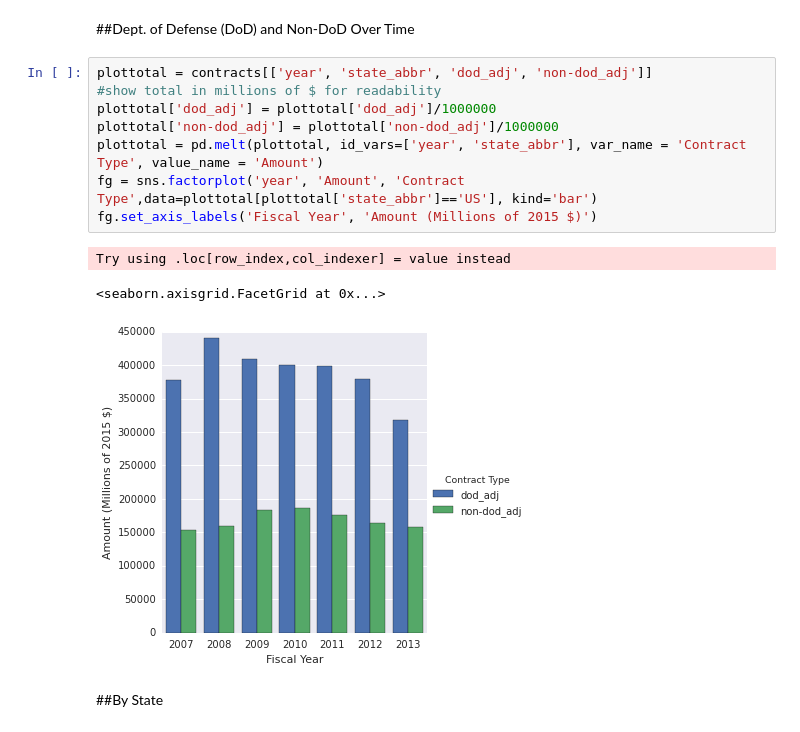
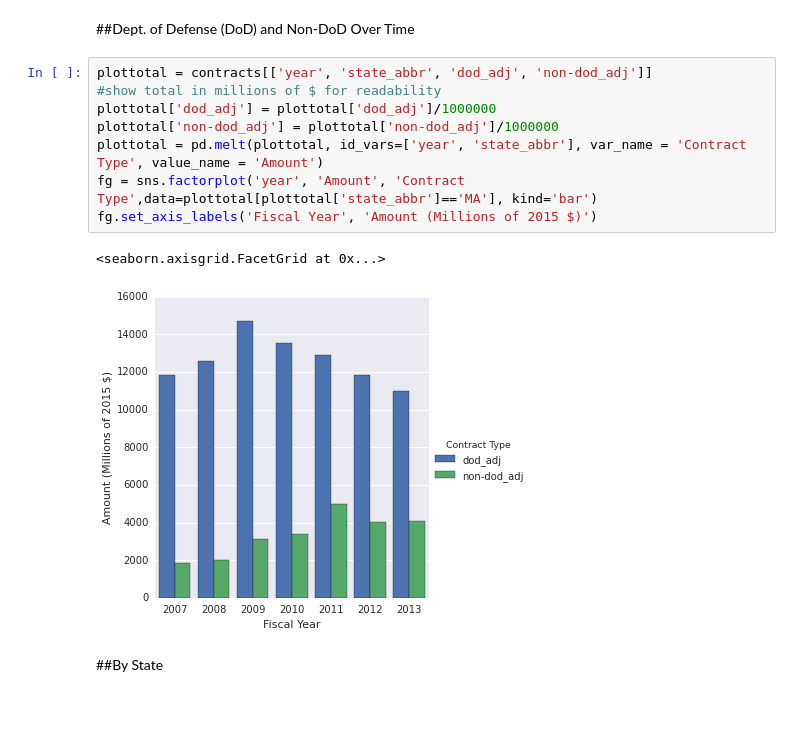
Before and after one commit to bsweger/nerdsummit, a Jupyter notebook: FederalContracts.ipynb, the cells around one changed output. Drawn from its saved outputs; the diff is of its cells as text.

Commit message:
add styles to fed. contract notebook

```diff
--- a/FederalContracts.ipynb
+++ b/FederalContracts.ipynb
@@ -40,15 +46,14 @@ contracts.head()
 # %%
 plottotal = contracts[['year', 'state_abbr', 'dod_adj', 'non-dod_adj']]
 #show total in millions of $ for readability
 plottotal['dod_adj'] = plottotal['dod_adj']/1000000
 plottotal['non-dod_adj'] = plottotal['non-dod_adj']/1000000
 plottotal = pd.melt(plottotal, id_vars=['year', 'state_abbr'], var_name = 'Contract Type', value_name = 'Amount')
-fg = sns.factorplot('year', 'Amount', 'Contract Type',data=plottotal[plottotal['state_abbr']=='US'], kind='bar')
+fg = sns.factorplot('year', 'Amount', 'Contract Type',data=plottotal[plottotal['state_abbr']=='MA'], kind='bar')
 fg.set_axis_labels('Fiscal Year', 'Amount (Millions of 2015 $)')
 # %% [output]
-Try using .loc[row_index,col_indexer] = value instead
+<seaborn.axisgrid.FacetGrid at 0x...>
-<seaborn.axisgrid.FacetGrid at 0x...>
-[figure, old version]
+[figure, new version]
 # %% [markdown]
 ##By State
 # %%
```
Also changed, not shown: parts of 1 cell of this notebook.
